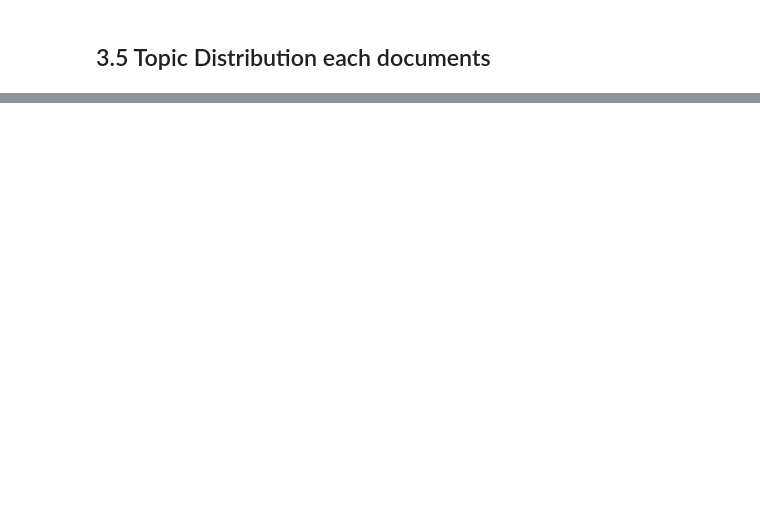
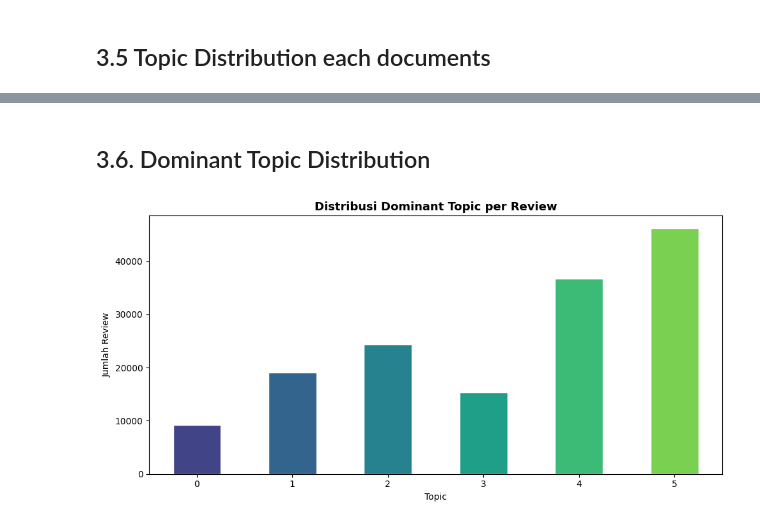
Before and after one commit to zakzakzak/dataScience, a Jupyter notebook: wine-reviews-description-nlp-analysis.ipynb, the cells around one changed output, grey strips where cells are left out. Saved outputs shown, nothing was run; the diff lists cells and outputs as text; code cells hidden in the pictures; blank space fills up the shorter version.

Commit message:
Kaggle Notebook | Wine Reviews : Description - NLP Analysis | Version 11

```diff
--- a/wine-reviews-description-nlp-analysis.ipynb
+++ b/wine-reviews-description-nlp-analysis.ipynb
@@ -622,7 +622,7 @@ These distributions are far more meaningful than raw word counts, and can potent
 > **Note:** LDA does not name the topics automatically. We interpret each topic manually by reading its top words and deciding what theme they represent.
 # %%
 %%time
-NUM_TOPICS = 3  # bisa dicoba 4, 6, 8, 10
+NUM_TOPICS = 6  # bisa dicoba 4, 6, 8, 10
 
 print(f"\nTraining LDA dengan {NUM_TOPICS} topics... (might take a moment)")
 
@@ -688,0 +692,15 @@ Wall time: 48.5 s
+# %% [markdown]
+## 3.6. Dominant Topic Distribution
+# %%
+plt.figure(figsize=(10, 5))
+desc["dominant_topic"].value_counts().sort_index().plot(
+    kind="bar", color=plt.cm.viridis(np.linspace(0.2, 0.8, NUM_TOPICS)), edgecolor="white"
+)
+plt.title("Distribusi Dominant Topic per Review", fontsize=13, fontweight="bold")
+plt.xlabel("Topic")
+plt.ylabel("Jumlah Review")
+plt.xticks(rotation=0)
+plt.tight_layout()
+plt.show()
+# %% [output]
+[figure, added]
```
Also changed, not shown: parts of 27 cells of this notebook.
